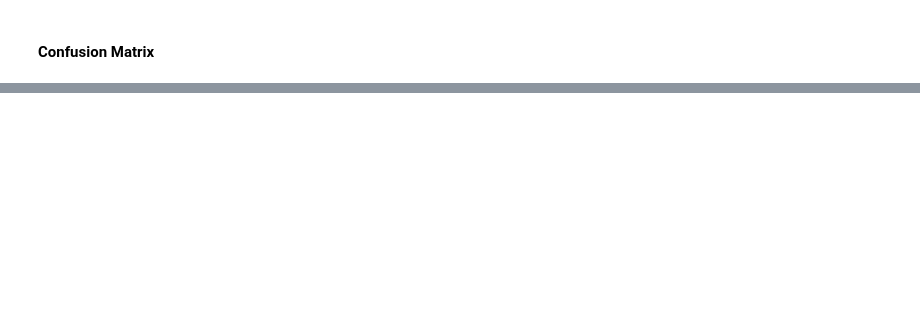
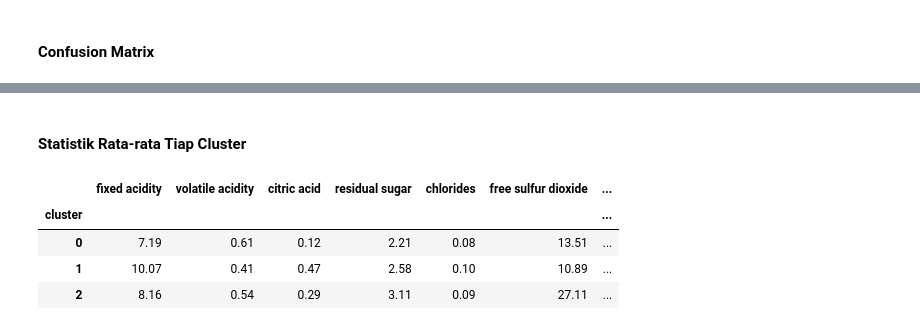
Before and after one commit to yazid-ahmad-hisyam/proyek-machine-learning, a Jupyter notebook: main.ipynb, the cells around one changed output, grey strips where cells are left out. Saved outputs shown, nothing was run; the diff lists cells and outputs as text; code cells hidden in the pictures; blank space fills up the shorter version.

```diff
--- a/main.ipynb
+++ b/main.ipynb
@@ -206,0 +315,9 @@ Gunakan metode lain untuk pembanding atau validasi hasil.
+# %%
+from sklearn.preprocessing import StandardScaler
+
+# Drop kolom 'quality' untuk proses clustering
+X = wine_df.drop('quality', axis=1)
+
+# Standarisasi data
+scaler = StandardScaler()
+X_scaled = scaler.fit_transform(X)
@@ -206,0 +326,18 @@ Gunakan metode lain untuk pembanding atau validasi hasil.
+# %%
+from sklearn.cluster import KMeans
+import matplotlib.pyplot as plt
+
+inertia = []
+K = range(1, 11)
+
+for k in K:
+    kmeans = KMeans(n_clusters=k, random_state=42, n_init=10)
+    kmeans.fit(X_scaled)
+    inertia.append(kmeans.inertia_)
+
+# Plot Elbow Curve
+plt.plot(K, inertia, marker='o')
+plt.xlabel('Jumlah Cluster (k)')
+plt.ylabel('Inertia')
+plt.title('Metode Elbow untuk Menentukan k Optimal')
+plt.show()
@@ -206,0 +352,7 @@ Gunakan metode lain untuk pembanding atau validasi hasil.
+# %%
+# Inisialisasi dan fit model
+kmeans = KMeans(n_clusters=3, random_state=42, n_init=10)
+clusters = kmeans.fit_predict(X_scaled)
+
+# Tambahkan cluster ke dataframe asli
+wine_df['cluster'] = clusters
@@ -206,0 +392,11 @@ Gunakan metode lain untuk pembanding atau validasi hasil.
+# %% [markdown]
+#### Statistik Rata-rata Tiap Cluster
+# %%
+# Statistik rata-rata tiap cluster
+wine_df.groupby('cluster').mean().round(2)
+# %% [output]
+|  | fixed acidity | volatile acidity | citric acid | residual sugar | chlorides | free sulfur dioxide | ... |
+| cluster |  |  |  |  |  |  | ... |
+| 0 | 7.19 | 0.61 | 0.12 | 2.21 | 0.08 | 13.51 | ... |
+| 1 | 10.07 | 0.41 | 0.47 | 2.58 | 0.10 | 10.89 | ... |
+| 2 | 8.16 | 0.54 | 0.29 | 3.11 | 0.09 | 27.11 | ... |
```
Also changed, not shown: parts of 22 cells of this notebook.
